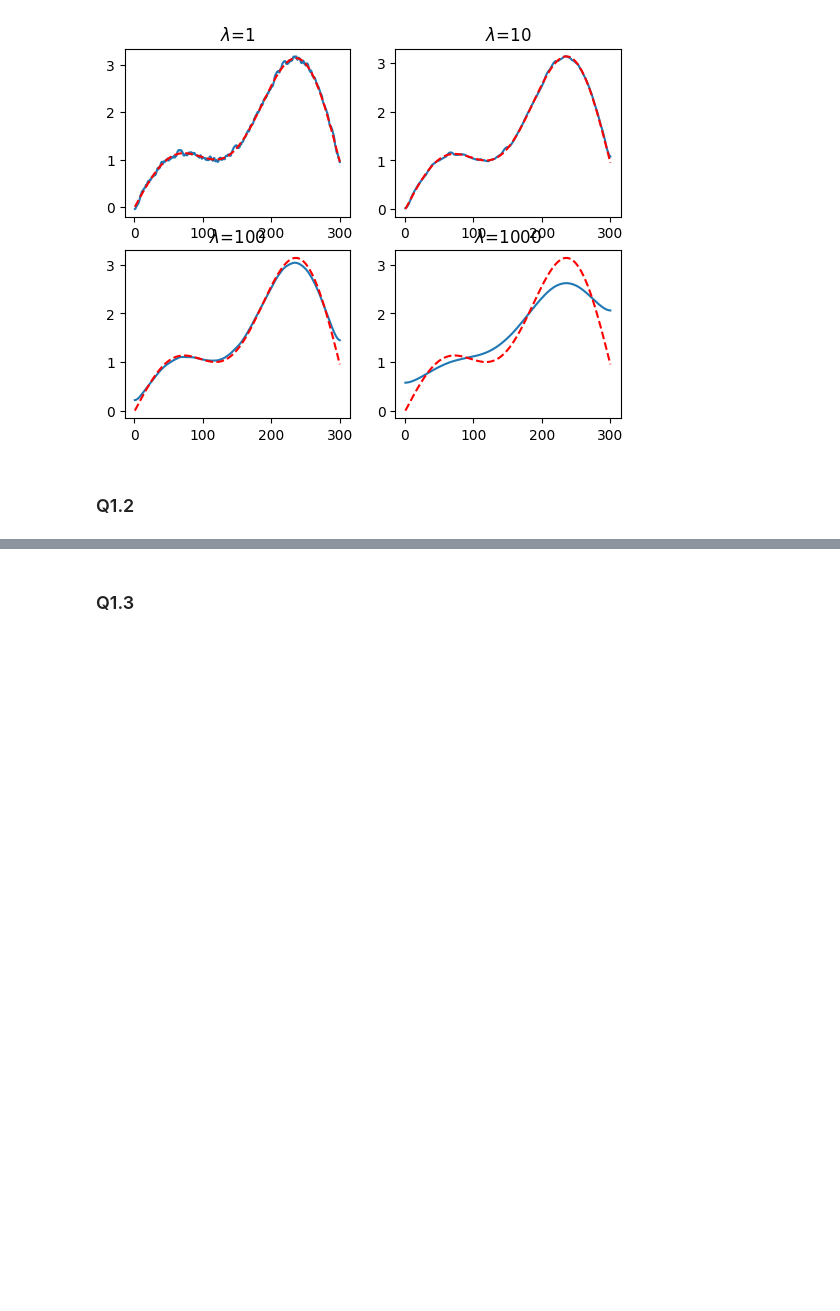
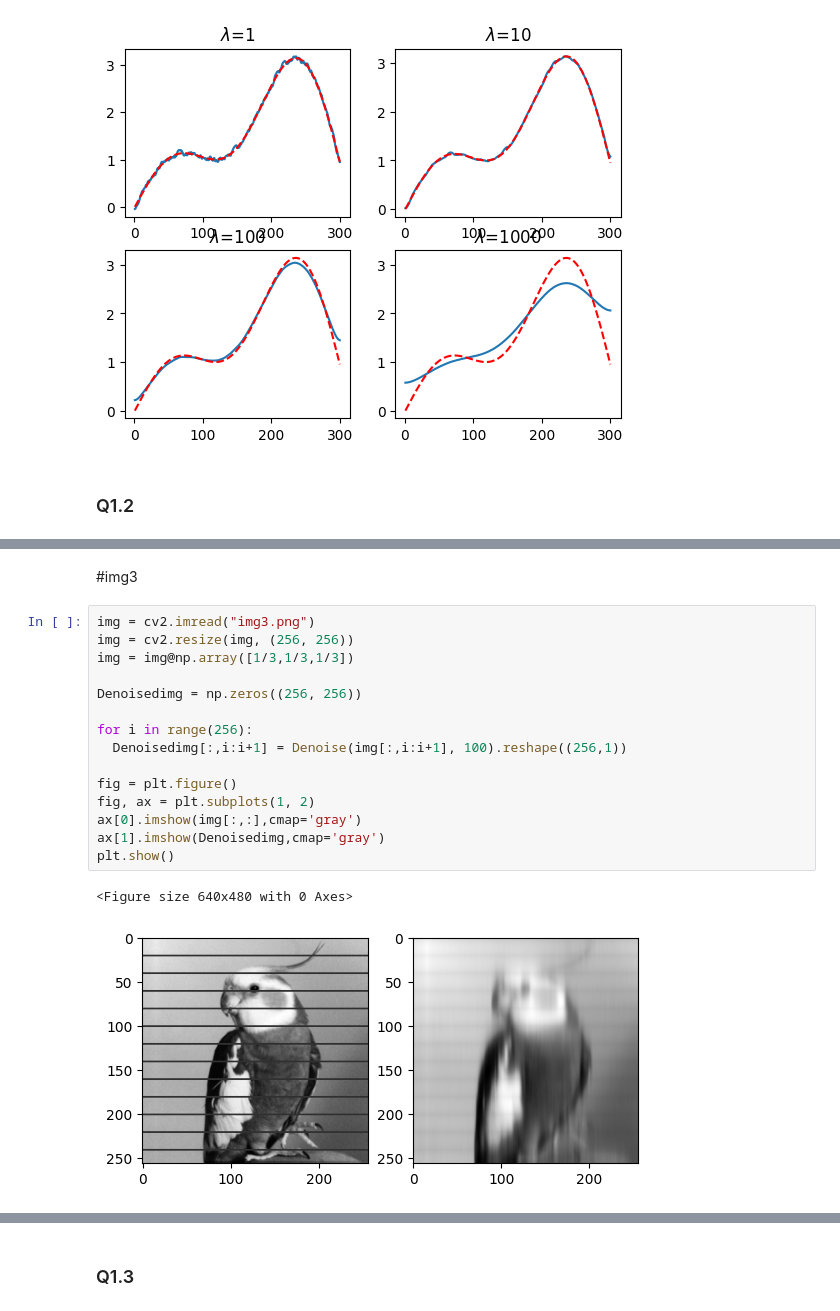
Before and after one commit to garfield-gray/Optimization, a Jupyter notebook: NonConvex/Data_Fitting_&_Denoising.ipynb, the cells around one changed output, grey strips where cells are left out. Cells and saved outputs as stored; diff of their text form; blank space fills up the shorter version.

```diff
--- a/NonConvex/Data_Fitting_&_Denoising.ipynb
+++ b/NonConvex/Data_Fitting_&_Denoising.ipynb
@@ -77,0 +125,20 @@ ax[1][1].title.set_text('$\lambda$=1000')
+# %% [markdown]
+#img3
+# %%
+img = cv2.imread("img3.png")
+img = cv2.resize(img, (256, 256))
+img = img@np.array([1/3,1/3,1/3])
+
+Denoisedimg = np.zeros((256, 256))
+
+for i in range(256):
+  Denoisedimg[:,i:i+1] = Denoise(img[:,i:i+1], 100).reshape((256,1))
+
+fig = plt.figure()
+fig, ax = plt.subplots(1, 2)
+ax[0].imshow(img[:,:],cmap='gray')
+ax[1].imshow(Denoisedimg,cmap='gray')
+plt.show()
+# %% [output]
+<Figure size 640x480 with 0 Axes>
+[figure, added]
```
Also changed, not shown: parts of 12 cells of this notebook.
